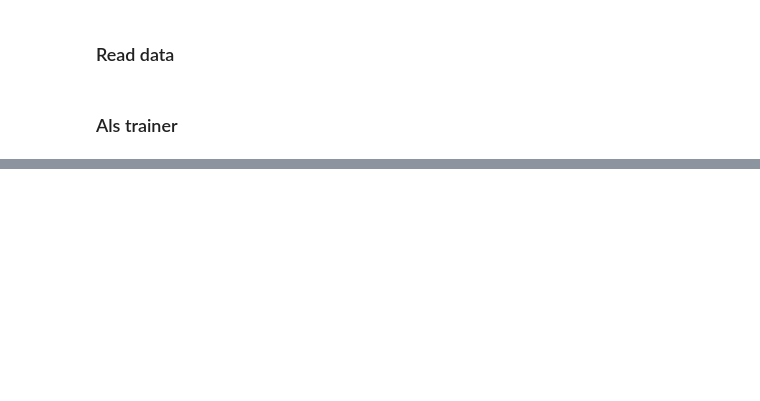
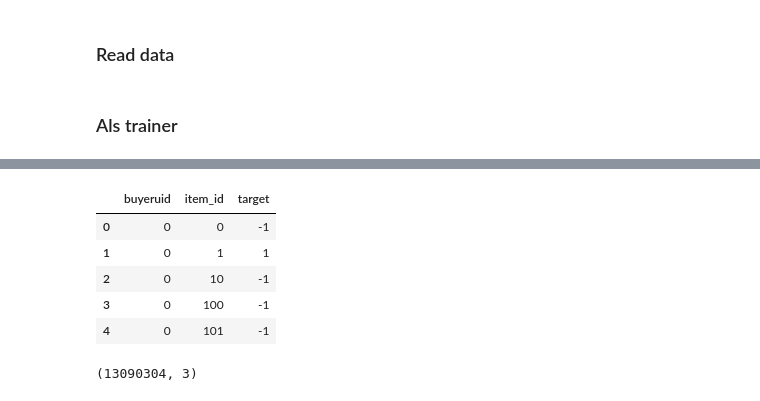
Before and after one commit to artvopilov/yandex_cup_2023, a Jupyter notebook: notebooks/als.ipynb, the cells around one changed output, grey strips where cells are left out. Saved outputs shown, nothing was run; the diff lists cells and outputs as text; code cells hidden in the pictures; blank space fills up the shorter version.

```diff
--- a/notebooks/als.ipynb
+++ b/notebooks/als.ipynb
@@ -198,0 +522,2 @@ class AlsTrainer:
+# %%
+als_trainer = AlsTrainer(params=als_params, init_user_embeds=track_id_to_embedding, init_item_embeds=None)
@@ -198,0 +527,12 @@ class AlsTrainer:
+# %%
+als_dataset_params = AlsDatasetParams(
+    target_implicit=False,
+    target_weighted=False,
+    user_target_limits=AlsTargetLimits(),
+    item_target_limits=AlsTargetLimits(),
+    inference_target_limits=AlsTargetLimits()
+)
+# %%
+als_dataset_builder = AlsDatasetBuilder(params=als_dataset_params)
+# %%
+als_dataset = als_dataset_builder.build_train(als_events, als_trainer)
@@ -198,0 +541,13 @@ class AlsTrainer:
+# %%
+als_dataset.head()
+# %% [output]
+|  | buyeruid | item_id | target |
+| 0 | 0 | 0 | -1 |
+| 1 | 0 | 1 | 1 |
+| 2 | 0 | 10 | -1 |
+| 3 | 0 | 100 | -1 |
+| 4 | 0 | 101 | -1 |
+# %%
+als_dataset.shape
+# %% [output]
+(13090304, 3)
```
Also changed, not shown: parts of 47 cells of this notebook, 7 other files.
